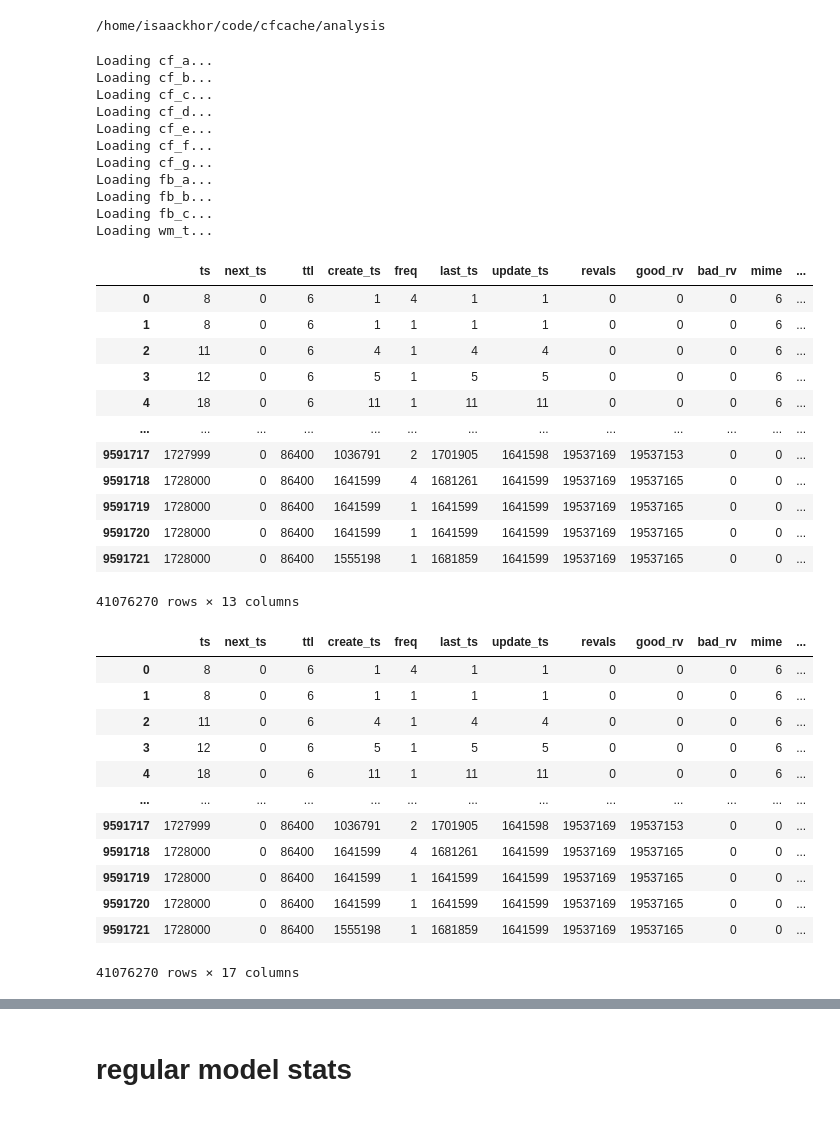
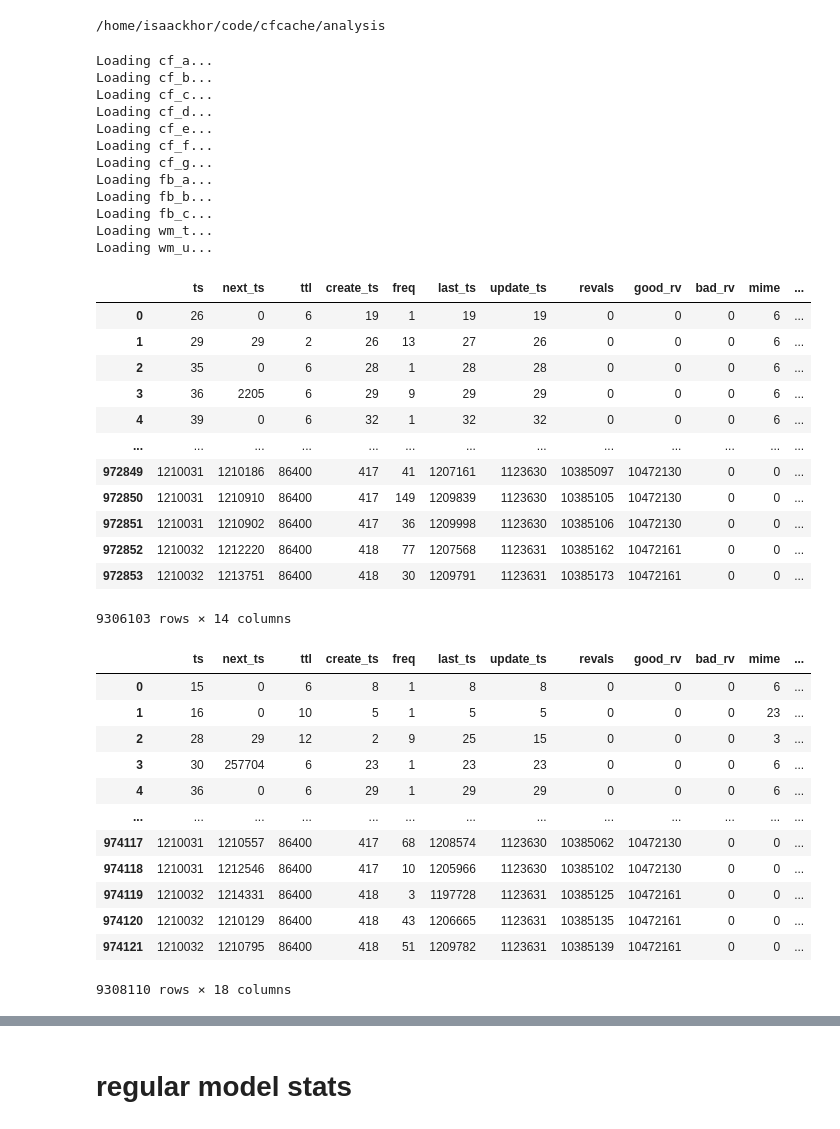
Before and after one commit to IsaacKhor/speculative_revalidation, a Jupyter notebook: analysis/ml_models.ipynb, the cells around one changed output, grey strips where cells are left out. Saved outputs shown, nothing was run; the diff lists cells and outputs as text; code cells hidden in the pictures.

```diff
--- a/analysis/ml_models.ipynb
+++ b/analysis/ml_models.ipynb
@@ -26,24 +37,29 @@ srcs = ['cf_a', 'cf_b', 'cf_c', 'cf_d', 'cf_e', 'cf_f', 'cf_g',
 def samplefn(x):
     return lambda i : random.random() > x
 
+rename_tbl = pickle.load(open('rename_tbl.pkl', 'rb'))
 cols = ['ts', 'next_ts', 'ttl', 'create_ts', 'freq', 'last_ts', 'update_ts', 'revals', 'good_rv', 'bad_rv', 'mime', 'size']
 dfs = []
 for c in ['a', 'b', 'c', 'd', 'e', 'f', 'g']:
-    print(f'Loading cf_{c}...')
-    sdf = pd.read_csv(f'../traces/expiry/r8cf_{c}.csv.zst', names=cols, skiprows=samplefn(0.1))
-    sdf['src'] = 'cf_' + c
+    fn = f'cf_{c}'
+    print(f'Loading {fn}...')
+    sdf = pd.read_csv(f'../traces/expiry/r10{fn}.csv.zst', names=cols, skiprows=samplefn(0.03))
+    sdf['in'] = fn
+    sdf['src'] = rename_tbl.get(fn, fn)
     dfs.append(sdf)
 
 for c in ['a', 'b', 'c']:
     print(f'Loading fb_{c}...')
-    sdf = pd.read_csv(f'../traces/expiry/r8fb_{c}.csv.zst', names=cols, skiprows=samplefn(0.2))
-    sdf['src'] = 'fb_' + c
+    sdf = pd.read_csv(f'../traces/expiry/r10fb_{c}.csv.zst', names=cols, skiprows=samplefn(0.1))
+    sdf['in'] = 'fb_' + c
+    sdf['src'] = rename_tbl.get('fb_' + c, 'fb_' + c)
     dfs.append(sdf)
 
-for c in ['t']:
+for c in ['t', 'u']:
     print(f'Loading wm_{c}...')
-    sdf = pd.read_csv(f'../traces/expiry/r8wm_{c}.csv.zst', names=cols, skiprows=samplefn(0.2))
-    sdf['src'] = 'wm_' + c
+    sdf = pd.read_csv(f'../traces/expiry/r10wm_{c}.csv.zst', names=cols, skiprows=samplefn(0.05))
+    sdf['in'] = 'wm_' + c
+    sdf['src'] = rename_tbl.get('wm_' + c, 'wm_' + c)
     dfs.append(sdf)
 
 df = pd.concat(dfs)
@@ -61,19 +77,20 @@ Loading fb_a...
 Loading fb_b...
 Loading fb_c...
 Loading wm_t...
+Loading wm_u...
 |  | ts | next_ts | ttl | create_ts | freq | last_ts | update_ts | revals | good_rv | bad_rv | mime | ... |
-| 0 | 8 | 0 | 6 | 1 | 4 | 1 | 1 | 0 | 0 | 0 | 6 | ... |
-| 1 | 8 | 0 | 6 | 1 | 1 | 1 | 1 | 0 | 0 | 0 | 6 | ... |
-| 2 | 11 | 0 | 6 | 4 | 1 | 4 | 4 | 0 | 0 | 0 | 6 | ... |
-| 3 | 12 | 0 | 6 | 5 | 1 | 5 | 5 | 0 | 0 | 0 | 6 | ... |
-| 4 | 18 | 0 | 6 | 11 | 1 | 11 | 11 | 0 | 0 | 0 | 6 | ... |
+| 0 | 26 | 0 | 6 | 19 | 1 | 19 | 19 | 0 | 0 | 0 | 6 | ... |
+| 1 | 29 | 29 | 2 | 26 | 13 | 27 | 26 | 0 | 0 | 0 | 6 | ... |
+| 2 | 35 | 0 | 6 | 28 | 1 | 28 | 28 | 0 | 0 | 0 | 6 | ... |
+| 3 | 36 | 2205 | 6 | 29 | 9 | 29 | 29 | 0 | 0 | 0 | 6 | ... |
+| 4 | 39 | 0 | 6 | 32 | 1 | 32 | 32 | 0 | 0 | 0 | 6 | ... |
 | ... | ... | ... | ... | ... | ... | ... | ... | ... | ... | ... | ... | ... |
-| 9591717 | 1727999 | 0 | 86400 | 1036791 | 2 | 1701905 | 1641598 | 19537169 | 19537153 | 0 | 0 | ... |
-| 9591718 | 1728000 | 0 | 86400 | 1641599 | 4 | 1681261 | 1641599 | 19537169 | 19537165 | 0 | 0 | ... |
-| 9591719 | 1728000 | 0 | 86400 | 1641599 | 1 | 1641599 | 1641599 | 19537169 | 19537165 | 0 | 0 | ... |
-| 9591720 | 1728000 | 0 | 86400 | 1641599 | 1 | 1641599 | 1641599 | 19537169 | 19537165 | 0 | 0 | ... |
-| 9591721 | 1728000 | 0 | 86400 | 1555198 | 1 | 1681859 | 1641599 | 19537169 | 19537165 | 0 | 0 | ... |
+| 972849 | 1210031 | 1210186 | 86400 | 417 | 41 | 1207161 | 1123630 | 10385097 | 10472130 | 0 | 0 | ... |
+| 972850 | 1210031 | 1210910 | 86400 | 417 | 149 | 1209839 | 1123630 | 10385105 | 10472130 | 0 | 0 | ... |
+| 972851 | 1210031 | 1210902 | 86400 | 417 | 36 | 1209998 | 1123630 | 10385106 | 10472130 | 0 | 0 | ... |
+| 972852 | 1210032 | 1212220 | 86400 | 418 | 77 | 1207568 | 1123631 | 10385162 | 10472161 | 0 | 0 | ... |
+| 972853 | 1210032 | 1213751 | 86400 | 418 | 30 | 1209791 | 1123631 | 10385173 | 10472161 | 0 | 0 | ... |
-41076270 rows × 13 columns
+9306103 rows × 14 columns
 # %%
 def calc_features(df: pd.DataFrame) -> pd.DataFrame:
     df['should_reval'] = (df['ts'] <= df['next_ts']) & (df['next_ts'] <= (df['ts'] + df['ttl'])) & (df['ttl'] < 7 * 86400)
@@ -88,46 +105,47 @@ def split_xy(df: pd.DataFrame) -> Tuple[pd.DataFrame, pd.Series]:
     x = df[['ttl', 'freq', 'generations', 't_since_last', 't_since_last_frac', 'mime', 'size']]
     return x, y
 
 
 def make_rfc(x_train, y_train, x_test, y_test) -> RandomForestClassifier:
     rfc = RandomForestClassifier(
         n_estimators=32,
         criterion='gini',
         min_samples_leaf=1 / 2000,
         random_state=42,
         n_jobs=-1,
     )
     rfc.fit(x_train, y_train)
     y_pred = rfc.predict(x_test)
     print(f'Train acc: {accuracy_score(y_train, rfc.predict(x_train)):0.4f}')
     print(f'Test acc: {accuracy_score(y_test, y_pred):0.4f}')
     print(classification_report(y_test, y_pred))
     return rfc
 
 def train_model(sdf):
     x, y = split_xy(sdf)
     x_train, x_test, y_train, y_test = train_test_split(
         x, y, test_size=0.33, random_state=42)
     x_train_over, y_train_over = RandomOverSampler(random_state=42).fit_resample(x_train, y_train) # type: ignore
     rfc = make_rfc(x_train_over, y_train_over, x_test, y_test)
     return rfc
 
 
-calc_features(df)
+df = calc_features(df)
+df
 # %% [output]
 |  | ts | next_ts | ttl | create_ts | freq | last_ts | update_ts | revals | good_rv | bad_rv | mime | ... |
-| 0 | 8 | 0 | 6 | 1 | 4 | 1 | 1 | 0 | 0 | 0 | 6 | ... |
-| 1 | 8 | 0 | 6 | 1 | 1 | 1 | 1 | 0 | 0 | 0 | 6 | ... |
-| 2 | 11 | 0 | 6 | 4 | 1 | 4 | 4 | 0 | 0 | 0 | 6 | ... |
-| 3 | 12 | 0 | 6 | 5 | 1 | 5 | 5 | 0 | 0 | 0 | 6 | ... |
-| 4 | 18 | 0 | 6 | 11 | 1 | 11 | 11 | 0 | 0 | 0 | 6 | ... |
+| 0 | 15 | 0 | 6 | 8 | 1 | 8 | 8 | 0 | 0 | 0 | 6 | ... |
+| 1 | 16 | 0 | 10 | 5 | 1 | 5 | 5 | 0 | 0 | 0 | 23 | ... |
+| 2 | 28 | 29 | 12 | 2 | 9 | 25 | 15 | 0 | 0 | 0 | 3 | ... |
+| 3 | 30 | 257704 | 6 | 23 | 1 | 23 | 23 | 0 | 0 | 0 | 6 | ... |
+| 4 | 36 | 0 | 6 | 29 | 1 | 29 | 29 | 0 | 0 | 0 | 6 | ... |
 | ... | ... | ... | ... | ... | ... | ... | ... | ... | ... | ... | ... | ... |
-| 9591717 | 1727999 | 0 | 86400 | 1036791 | 2 | 1701905 | 1641598 | 19537169 | 19537153 | 0 | 0 | ... |
-| 9591718 | 1728000 | 0 | 86400 | 1641599 | 4 | 1681261 | 1641599 | 19537169 | 19537165 | 0 | 0 | ... |
-| 9591719 | 1728000 | 0 | 86400 | 1641599 | 1 | 1641599 | 1641599 | 19537169 | 19537165 | 0 | 0 | ... |
-| 9591720 | 1728000 | 0 | 86400 | 1641599 | 1 | 1641599 | 1641599 | 19537169 | 19537165 | 0 | 0 | ... |
-| 9591721 | 1728000 | 0 | 86400 | 1555198 | 1 | 1681859 | 1641599 | 19537169 | 19537165 | 0 | 0 | ... |
+| 974117 | 1210031 | 1210557 | 86400 | 417 | 68 | 1208574 | 1123630 | 10385062 | 10472130 | 0 | 0 | ... |
+| 974118 | 1210031 | 1212546 | 86400 | 417 | 10 | 1205966 | 1123630 | 10385102 | 10472130 | 0 | 0 | ... |
+| 974119 | 1210032 | 1214331 | 86400 | 418 | 3 | 1197728 | 1123631 | 10385125 | 10472161 | 0 | 0 | ... |
+| 974120 | 1210032 | 1210129 | 86400 | 418 | 43 | 1206665 | 1123631 | 10385135 | 10472161 | 0 | 0 | ... |
+| 974121 | 1210032 | 1210795 | 86400 | 418 | 51 | 1209782 | 1123631 | 10385139 | 10472161 | 0 | 0 | ... |
-41076270 rows × 17 columns
+9308110 rows × 18 columns
 # %%
 models = {}
 
```
Also changed, not shown: parts of 16 cells of this notebook, 35 other files.
